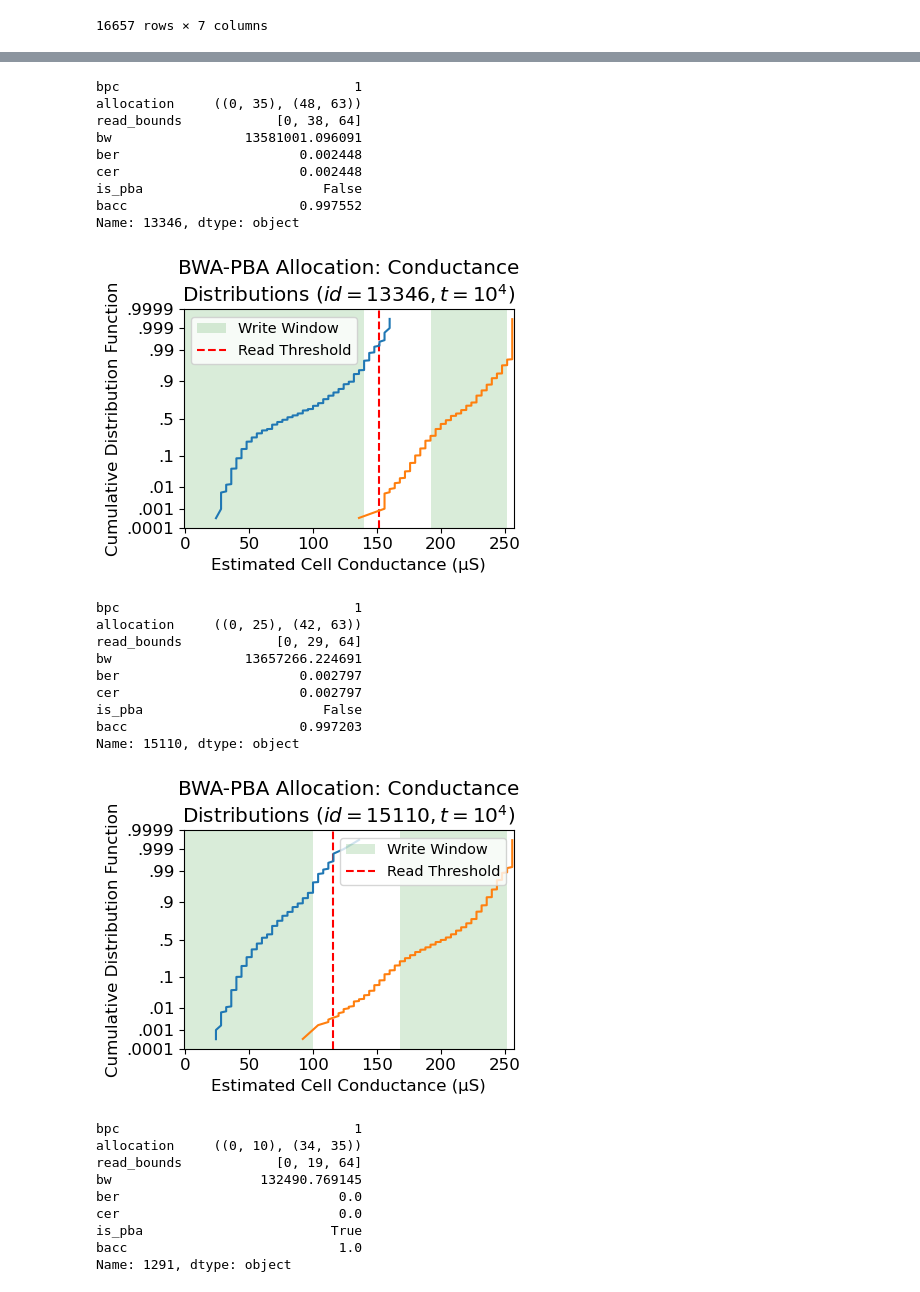
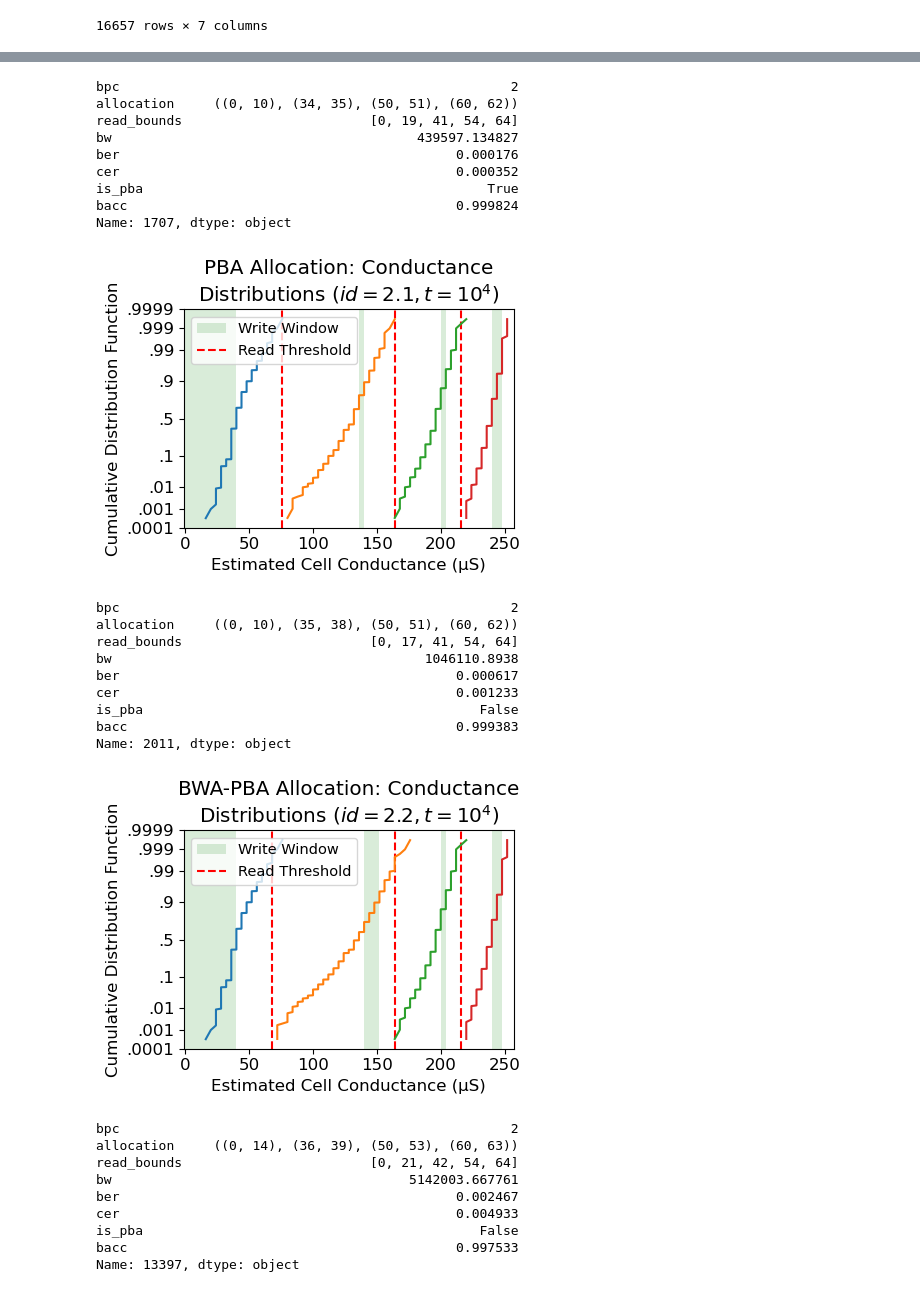
Before and after one commit to akashlevy/ember-python, a Jupyter notebook: analysis/allocation.ipynb, the cells around one changed output, grey strips where cells are left out. Saved outputs shown, nothing was run; the diff lists cells and outputs as text; code cells hidden in the pictures.

```diff
--- a/analysis/allocation.ipynb
+++ b/analysis/allocation.ipynb
@@ -264,6 +264,7 @@ data["bacc"] = 1 - data["ber"]
 best = []
 for bpc in range(1, 3):
     plt.figure(figsize=(5.5,3.5))
+    plt.ylim(-0.25, 16.5/bpc - bpc*3/4)
     data_bpc = data[(data["bpc"] == bpc) & (data["ber"] <= 3e-3)] #.drop_duplicates(subset=["allocation"])
     data_bpc = data_bpc.sort_values("is_pba",ascending=False,kind="stable").drop_duplicates(subset=["ber", "bw"])
 
@@ -288,6 +289,8 @@ for bpc in range(1, 3):
 
     evaluate = data_bpc[data_bpc.index.isin(chosen_allocations.keys())]
     plt.plot(evaluate["ber"], evaluate["bw"] / 1e6, "o", label="Allocations of interest", markerfacecolor="none", markeredgewidth=2, markersize=15)
+    for i, row in evaluate.iterrows():
+        plt.annotate(chosen_allocations[i], (row["ber"], row["bw"] / 1e6), (row["ber"] + 0.0001, row["bw"] / 1e6 + 1), fontsize=11, arrowprops=dict(arrowstyle="-", connectionstyle="arc3,rad=0.2"))
 
     plt.ticklabel_format(style="sci", axis="x", scilimits=(0,0))
     plt.title(f"{bpc} b/cell Level Allocation Tradeoff")
@@ -320,13 +323,16 @@ best
 | 15154 | 2 | ((0, 15), (36, 39), (50, 53), (60... | [0, 22, 42, 54, 64] | 5.617886e+06 | 0.002819 | 0.005638 | False | 0.997181 |
 | 15450 | 2 | ((0, 16), (36, 39), (50, 53), (60... | [0, 22, 42, 54, 64] | 5.797820e+06 | 0.002907 | 0.005814 | False | 0.997093 |
 # %%
-# Visualize allocations
+# Visualize chosen allocations
 for i, d in best.iterrows():
+    if i not in chosen_allocations:
+        continue
+
     plt.figure(figsize=(4.5,3.5))
     plt.xlim(-1, 257)
     plt.ylim(0.0001,0.9999)
     plt.gca().set_yscale("ppf")
-    plt.title(f"{'BWA-' if not d['is_pba'] else ''}PBA Allocation: Conductance\nDistributions ($id={i}, t=10^4$)")
+    plt.title(f"{'BWA-' if not d['is_pba'] else ''}PBA Allocation: Conductance\nDistributions ($id={chosen_allocations[i]}, t=10^4$)")
     plt.xlabel("Estimated Cell Conductance (µS)")
     plt.ylabel("Cumulative Distribution Function")
     print(d)
@@ -345,7 +351,7 @@ for i, d in best.iterrows():
     #     plt.text(200, 0.5, "PBA", fontsize=12, color="red")
     plt.legend(fontsize=10.5)
     plt.tight_layout()
-    plt.savefig(f"figs/alloc_{i}.pdf")
+    plt.savefig(f"figs/alloc_{chosen_allocations[i]}.pdf")
     plt.show()
 # %% [output]
 bpc                              1
@@ -381,29 +387,29 @@ Name: 7146, dtype: object
-bpc                              1
-allocation     ((0, 35), (48, 63))
-read_bounds            [0, 38, 64]
-bw                 13581001.096091
-ber                       0.002448
-cer                       0.002448
-is_pba                       False
-bacc                      0.997552
-Name: 13346, dtype: object
+bpc                                                  2
+allocation     ((0, 10), (34, 35), (50, 51), (60, 62))
+read_bounds                        [0, 19, 41, 54, 64]
+bw                                       439597.134827
+ber                                           0.000176
+cer                                           0.000352
+is_pba                                            True
+bacc                                          0.999824
+Name: 1707, dtype: object
-[figure, old version]
+[figure, new version]
-bpc                              1
-allocation     ((0, 25), (42, 63))
-read_bounds            [0, 29, 64]
-bw                 13657266.224691
-ber                       0.002797
-cer                       0.002797
-is_pba                       False
-bacc                      0.997203
-Name: 15110, dtype: object
+bpc                                                  2
+allocation     ((0, 10), (35, 38), (50, 51), (60, 62))
+read_bounds                        [0, 17, 41, 54, 64]
+bw                                        1046110.8938
+ber                                           0.000617
+cer                                           0.001233
+is_pba                                           False
+bacc                                          0.999383
+Name: 2011, dtype: object
-[figure, old version]
+[figure, new version]
-bpc                              1
-allocation     ((0, 10), (34, 35))
-read_bounds            [0, 19, 64]
-bw                   132490.769145
-ber                            0.0
-cer                            0.0
-is_pba                        True
-bacc                           1.0
-Name: 1291, dtype: object
+bpc                                                  2
+allocation     ((0, 14), (36, 39), (50, 53), (60, 63))
+read_bounds                        [0, 21, 42, 54, 64]
+bw                                      5142003.667761
+ber                                           0.002467
+cer                                           0.004933
+is_pba                                           False
+bacc                                          0.997533
+Name: 13397, dtype: object
```
Also changed, not shown: parts of 2 cells of this notebook, 2 other files.
